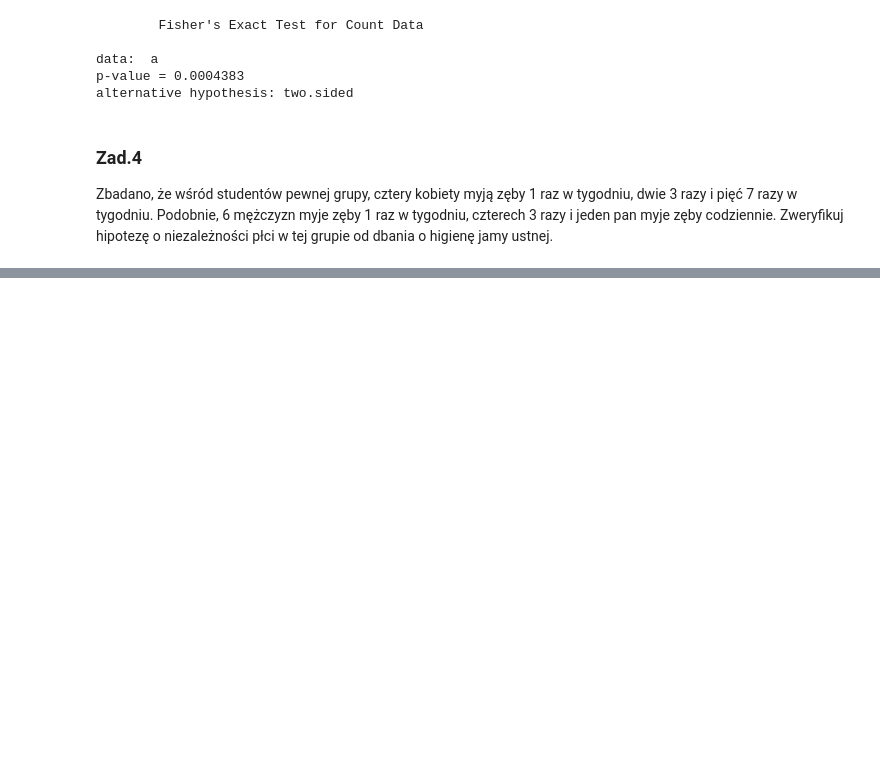
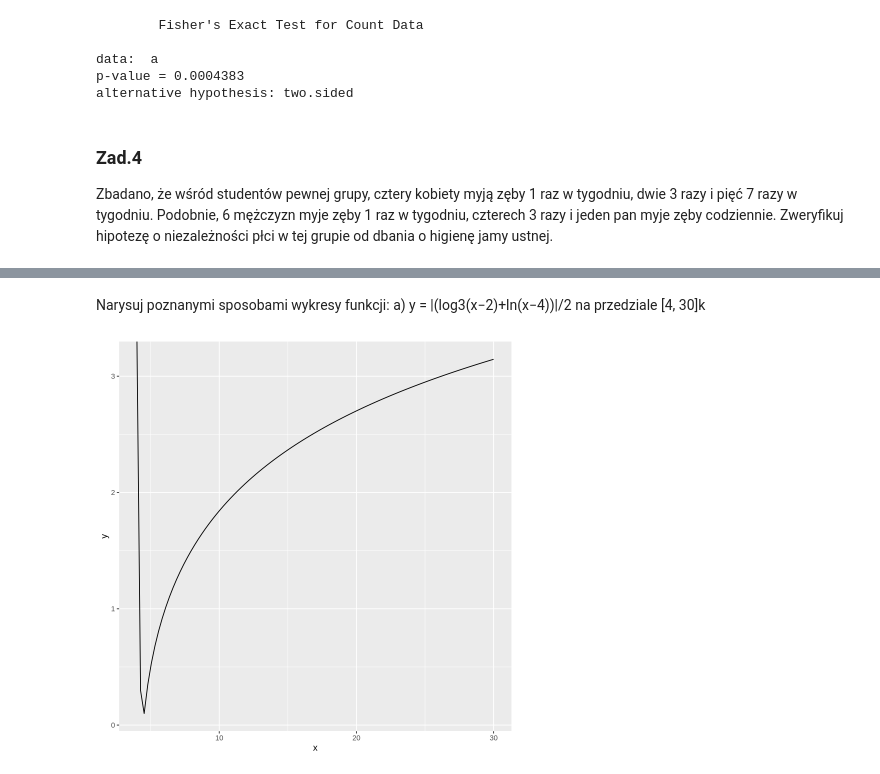
Before and after one commit to 30james00/pollub_R, a Jupyter notebook: Lab9.ipynb, the cells around one changed output, grey strips where cells are left out. Drawn from its saved outputs; the diff is of its cells as text; code cells hidden in the pictures; blank space fills up the shorter version.

```diff
--- a/Lab9.ipynb
+++ b/Lab9.ipynb
@@ -193,0 +199,13 @@ abline(0, -1, lty = 4, col = 2)
+# %% [markdown]
+Narysuj poznanymi sposobami wykresy funkcji:
+a) y =
+|(log3(x−2)+ln(x−4))|/2 na przedziale [4, 30]k
+# %%
+fun_ <- function(x) {
+   return(abs(log(x - 2, 3) + log(x - 4)) / 2)
+}
+base_ <- ggplot(data.frame(x = c(4, 30)), aes(x))
+plot_ <- base_ + stat_function(fun = fun_, geom = 'line', n = 100)
+plot_
+# %% [output]
+[figure, added]
```
Also changed, not shown: parts of 6 cells of this notebook, 1 other file.
